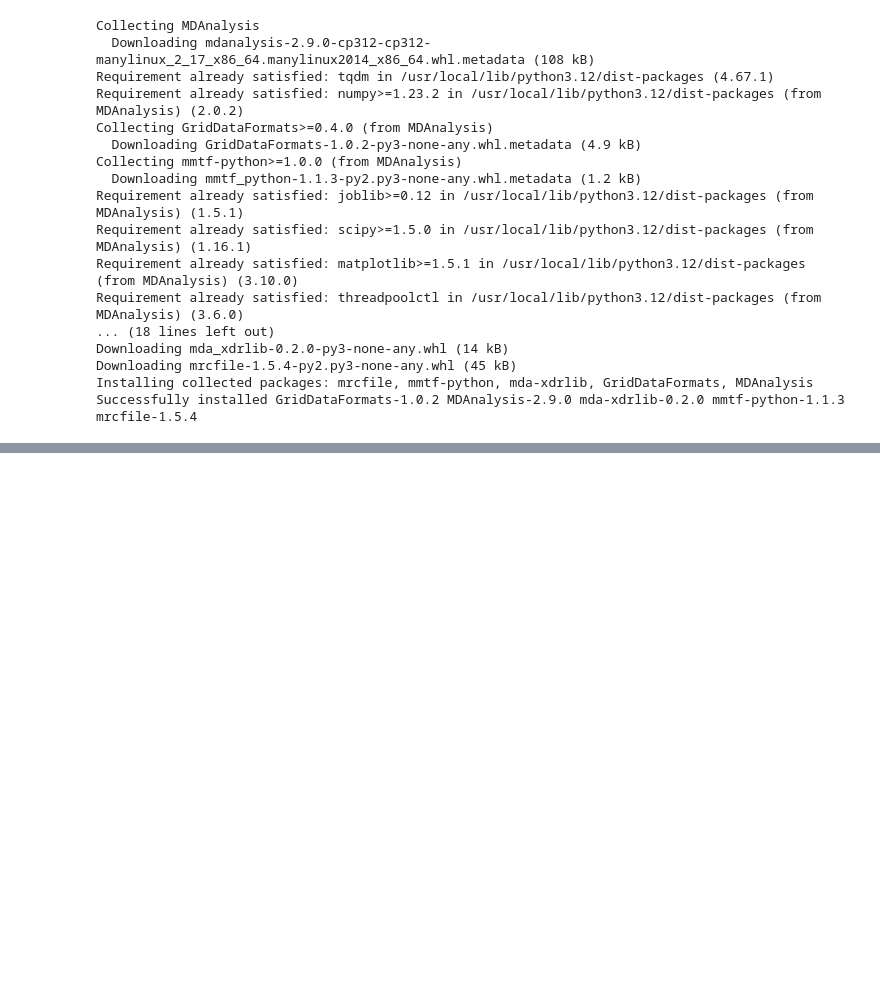
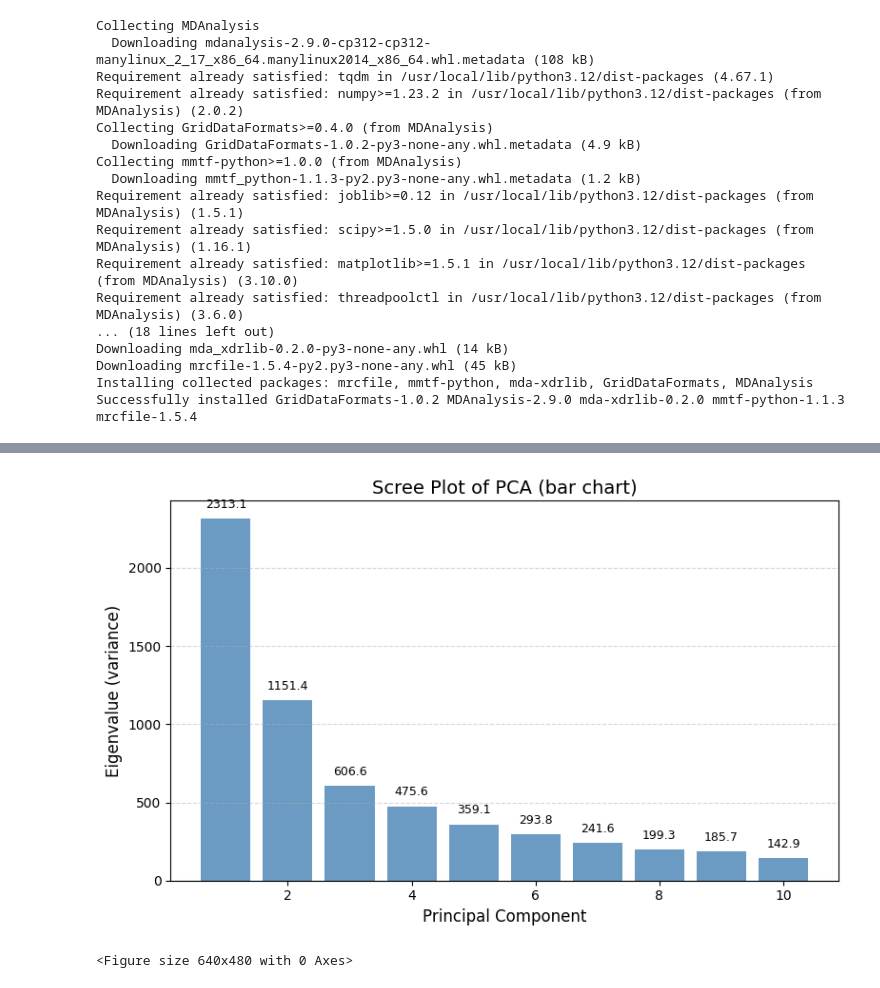
Before and after one commit to DrFrank25/Syndecan_4-Ag73, a Jupyter notebook: PCA_analysis.ipynb, the cells around one changed output, grey strips where cells are left out. Drawn from its saved outputs; the diff is of its cells as text; code cells hidden in the pictures; blank space fills up the shorter version.

```diff
--- a/PCA_analysis.ipynb
+++ b/PCA_analysis.ipynb
@@ -38,3 +35,0 @@ uploaded = files.upload()
-# %%
-# Load trajectory (must have md.tpr and traj.xtc)
-u = mda.Universe("md.tpr", "traj.xtc")
@@ -44,4 +58,16 @@ ca = u.select_atoms("protein and name CA")
 # %%
-# Align trajectory to the first frame to remove overall translation/rotation
-ref = u.select_atoms("protein and name CA")
-aligner = align.AlignTraj(u, ref, select="protein and name CA", in_memory=True).run()
+# === Loop over replicates ===
+for tpr, xtc in runs:
+    print(f"Processing {tpr}, {xtc} ...")
+    u = mda.Universe(tpr, xtc)
+
+    # Select C-alpha atoms
+    ca = u.select_atoms("protein and name CA")
+
+    # Align trajectory to the first frame
+    ref = u.select_atoms("protein and name CA")
+    aligner = align.AlignTraj(u, ref, select="protein and name CA", in_memory=True).run()
+
+    # Extract coordinates
+    for ts in tqdm(u.trajectory, desc=f"Frames {tpr}"):
+        coords.append(ca.positions.flatten())
@@ -98,0 +142,19 @@ plt.close()
+# %%
+# === Bar plot of PCA eigenvalues ===
+plt.figure(figsize=(8,5))
+plt.bar(np.arange(1, 11), eigvals[:10], color="steelblue", alpha=0.8)
+plt.xlabel("Principal Component", fontsize=12)
+plt.ylabel("Eigenvalue (variance)", fontsize=12)
+plt.title("Scree Plot of PCA (bar chart)", fontsize=14)
+plt.grid(axis="y", linestyle="--", alpha=0.5)
+
+# Add values above bars
+for i, val in enumerate(eigvals[:10]):
+    plt.text(i+1, val+50, f"{val:.1f}", ha='center', va='bottom', fontsize=9)
+
+plt.tight_layout()
+plt.show()
+plt.savefig("PCA_scree_bar.png", dpi=600, bbox_inches="tight")
+# %% [output]
+[figure, added]
+<Figure size 640x480 with 0 Axes>
```
Also changed, not shown: parts of 14 cells of this notebook.
